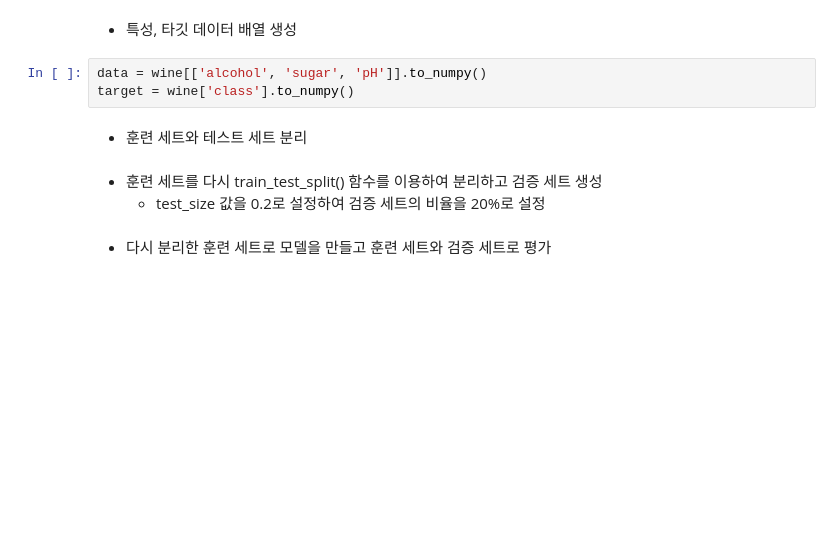
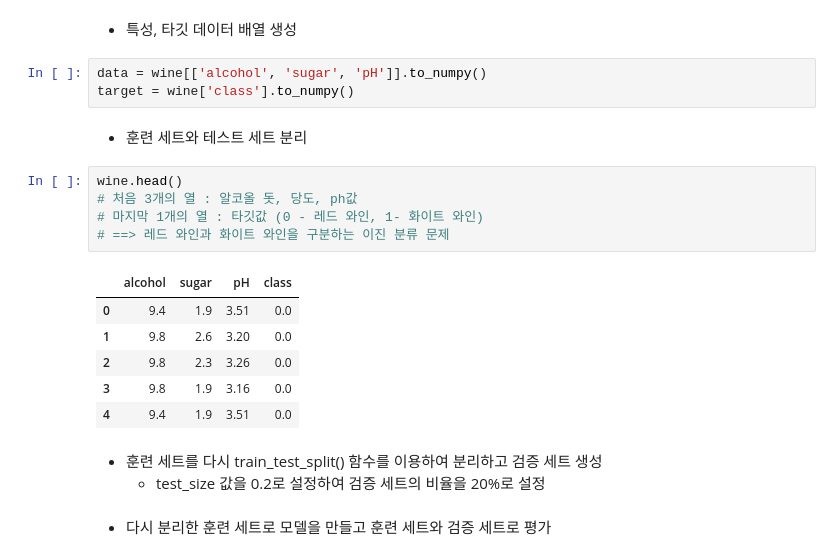
Before and after one commit to ChoiHaeSung/Python.university, a Jupyter notebook: 실습용 파일 공유-20250514/05-2. 교차 검증과 그리드 서치(20240167_컴퓨터최해성).ipynb, the cells around one changed output. Saved outputs shown, nothing was run; the diff lists cells and outputs as text; blank space fills up the shorter version.

```diff
--- a/실습용 파일 공유-20250514/05-2. 교차 검증과 그리드 서치(20240167_컴퓨터최해성).ipynb
+++ b/실습용 파일 공유-20250514/05-2. 교차 검증과 그리드 서치(20240167_컴퓨터최해성).ipynb
@@ -39,6 +39,18 @@ data = wine[['alcohol', 'sugar', 'pH']].to_numpy()
 target = wine['class'].to_numpy()
 # %% [markdown]
 * 훈련 세트와 테스트 세트 분리
+# %%
+wine.head()
+# 처음 3개의 열 : 알코올 돗, 당도, ph값
+# 마지막 1개의 열 : 타깃값 (0 - 레드 와인, 1- 화이트 와인)
+# ==> 레드 와인과 화이트 와인을 구분하는 이진 분류 문제
+# %% [output]
+|  | alcohol | sugar | pH | class |
+| 0 | 9.4 | 1.9 | 3.51 | 0.0 |
+| 1 | 9.8 | 2.6 | 3.20 | 0.0 |
+| 2 | 9.8 | 2.3 | 3.26 | 0.0 |
+| 3 | 9.8 | 1.9 | 3.16 | 0.0 |
+| 4 | 9.4 | 1.9 | 3.51 | 0.0 |
 # %% [markdown]
 * 훈련 세트를 다시 train_test_split() 함수를 이용하여 분리하고 검증 세트 생성
   - test_size 값을 0.2로 설정하여 검증 세트의 비율을 20%로 설정
```
Also changed, not shown: parts of 1 cell of this notebook, 1 other file.
